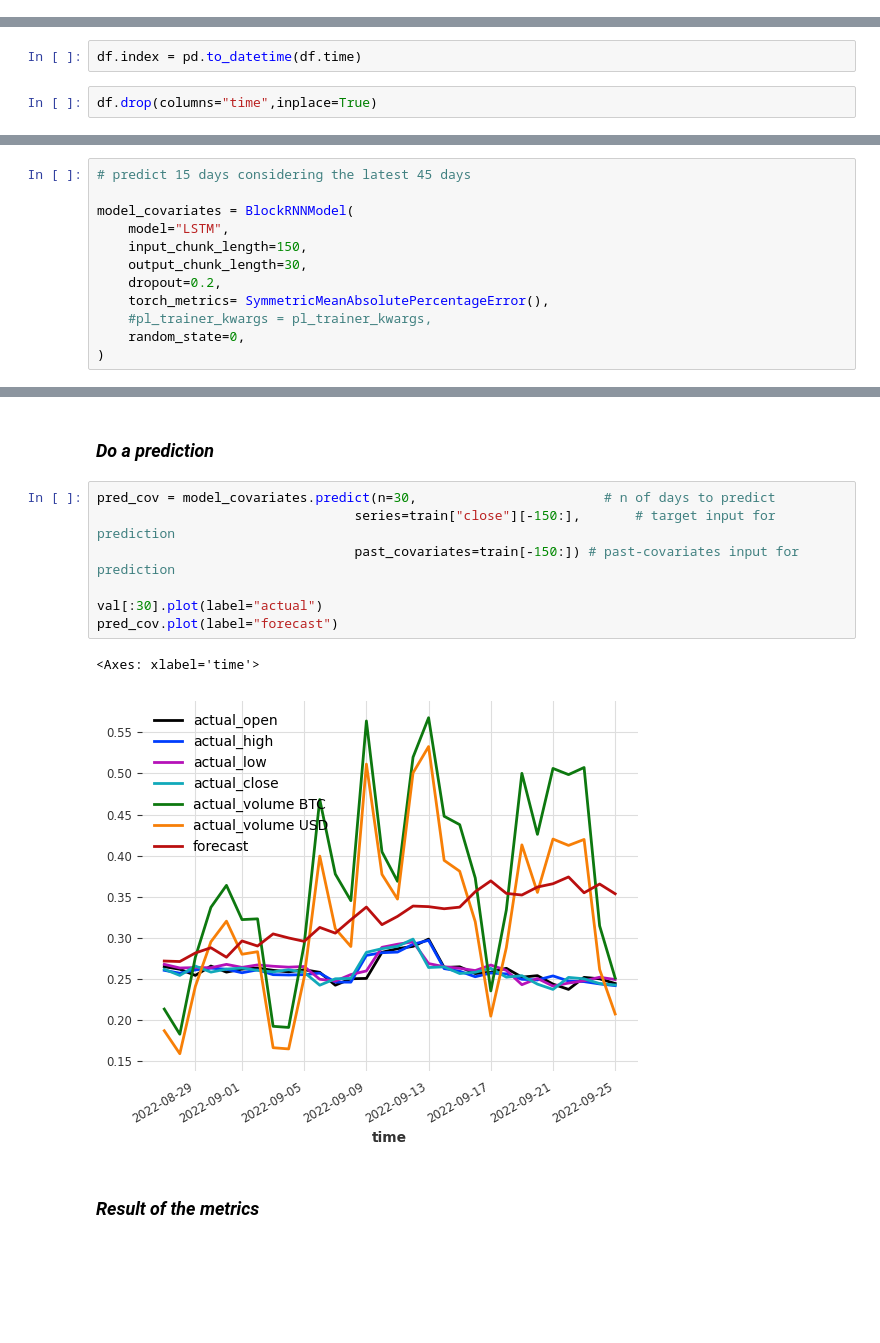
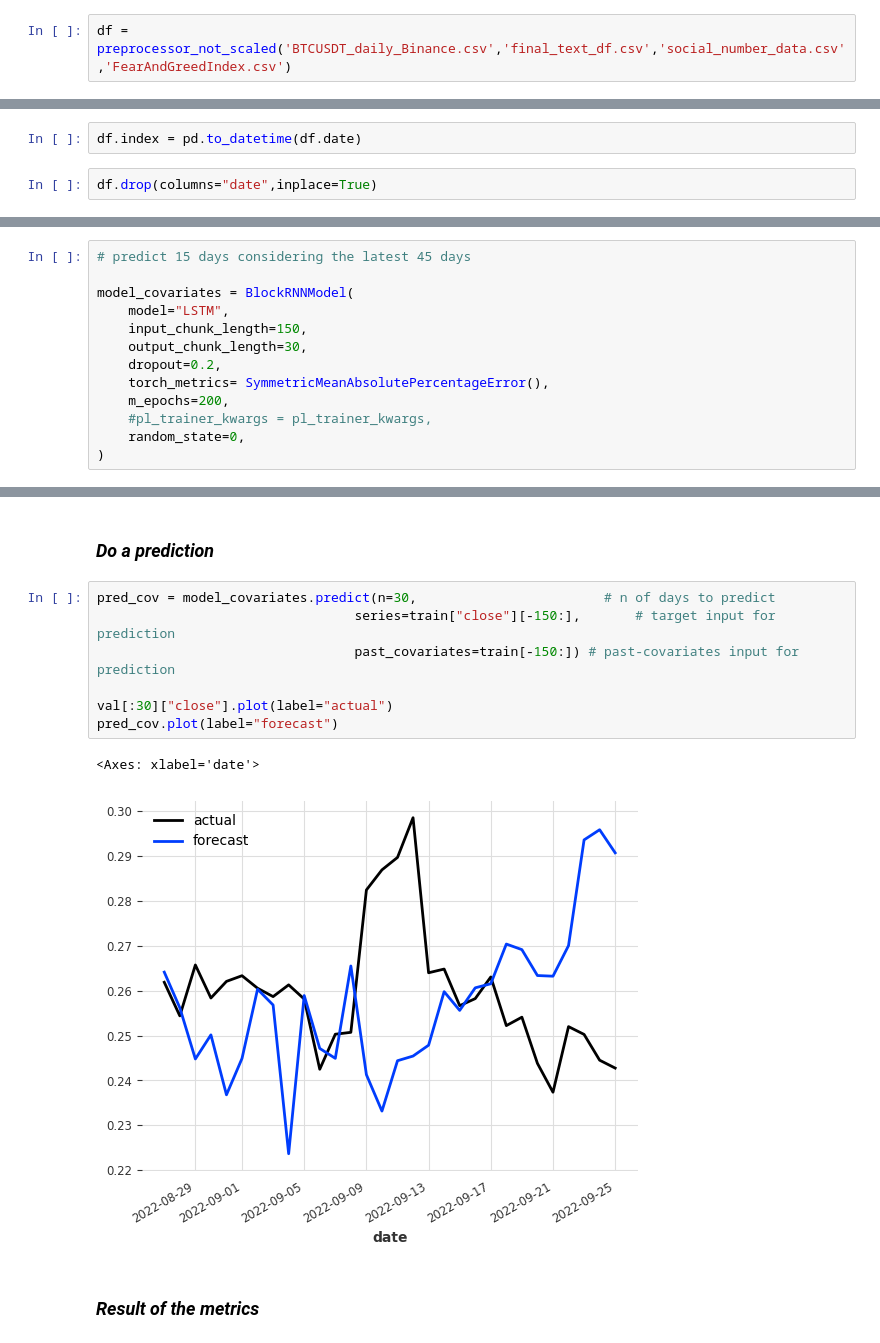
Before and after one commit to E-Brown96/crypto_market_assistant, a Jupyter notebook: notebooks/notebook_edwin.ipynb, the cells around one changed output, grey strips where cells are left out. Saved outputs shown, nothing was run; the diff lists cells and outputs as text; blank space fills up the shorter version.

```diff
--- a/notebooks/notebook_edwin.ipynb
+++ b/notebooks/notebook_edwin.ipynb
@@ -72,0 +62,2 @@ df = pd.read_csv(r"/Users/edwinblanco/Desktop/BTCUSDT_daily_Binance.csv")
+# %%
+df = preprocessor_not_scaled('BTCUSDT_daily_Binance.csv','final_text_df.csv','social_number_data.csv','FearAndGreedIndex.csv')
@@ -73,7 +84,7 @@ df = pd.read_csv(r"/Users/edwinblanco/Desktop/BTCUSDT_daily_Binance.csv")
 # %%
-df.index = pd.to_datetime(df.time)
+df.index = pd.to_datetime(df.date)
 # %%
-df.drop(columns="time",inplace=True)
+df.drop(columns="date",inplace=True)
 # %%
 df
 # %% [output]
@@ -173,6 +184,7 @@ model_covariates = BlockRNNModel(
     output_chunk_length=30,
     dropout=0.2,
     torch_metrics= SymmetricMeanAbsolutePercentageError(),
+    m_epochs=200,
     #pl_trainer_kwargs = pl_trainer_kwargs,
     random_state=0,
 )
@@ -193,13 +207,13 @@ BlockRNNModel(model=LSTM, hidden_dim=25, n_rnn_layers=1, hidden_fc_sizes=None, d
 # %%
 pred_cov = model_covariates.predict(n=30,                        # n of days to predict
                                  series=train["close"][-150:],       # target input for prediction
                                  past_covariates=train[-150:]) # past-covariates input for prediction
 
-val[:30].plot(label="actual")
+val[:30]["close"].plot(label="actual")
 pred_cov.plot(label="forecast")
 # %% [output]
-<Axes: xlabel='time'>
+<Axes: xlabel='date'>
-[figure, old version]
+[figure, new version]
 # %% [markdown]
 ### __*Result of the metrics*__
 # %%
```
Also changed, not shown: parts of 11 cells of this notebook, 2 other files.
